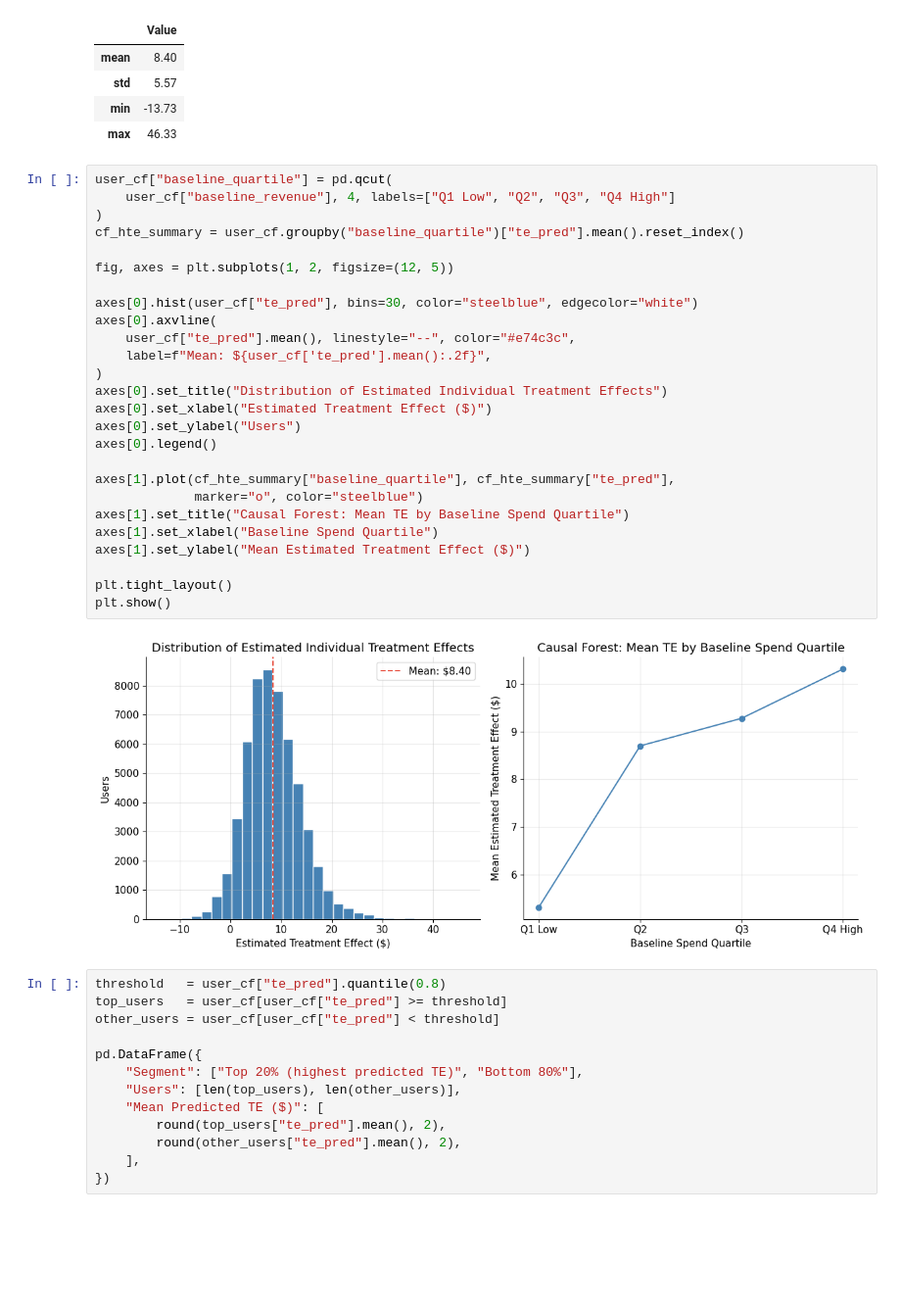
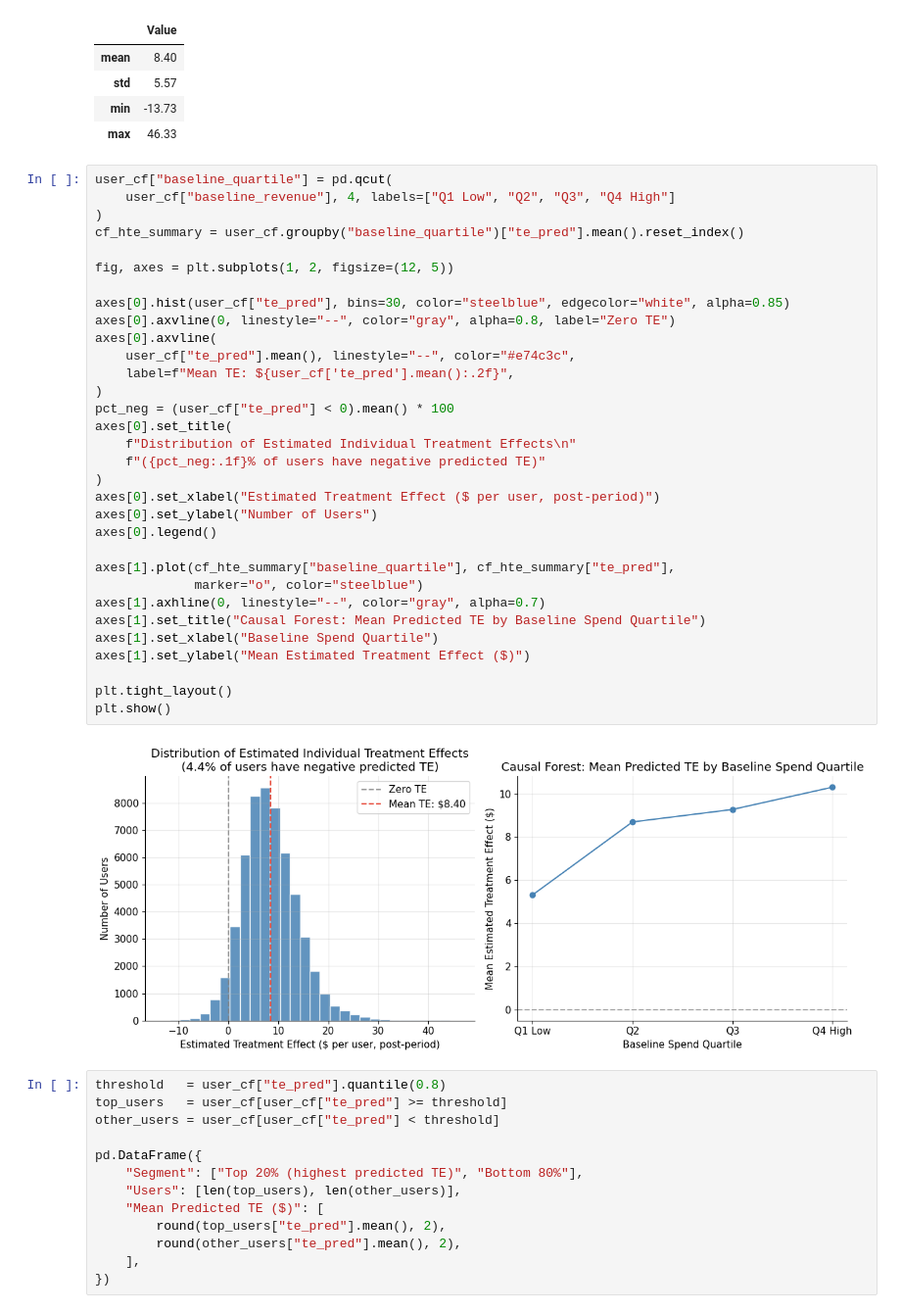
Before and after one commit to tcampayne/targeted-promotion-incrementality-experiment, a Jupyter notebook: analysis/02_inference.ipynb, the cells around one changed output. Shown at 98% size. Cells and saved outputs as stored; diff of their text form; blank space fills up the shorter version.

```diff
--- a/analysis/02_inference.ipynb
+++ b/analysis/02_inference.ipynb
@@ -799,31 +836,37 @@ user_cf["te_pred"].agg(["mean", "std", "min", "max"]).round(2).rename("Value").t
 # %%
 user_cf["baseline_quartile"] = pd.qcut(
     user_cf["baseline_revenue"], 4, labels=["Q1 Low", "Q2", "Q3", "Q4 High"]
 )
 cf_hte_summary = user_cf.groupby("baseline_quartile")["te_pred"].mean().reset_index()
 
 fig, axes = plt.subplots(1, 2, figsize=(12, 5))
 
-axes[0].hist(user_cf["te_pred"], bins=30, color="steelblue", edgecolor="white")
+axes[0].hist(user_cf["te_pred"], bins=30, color="steelblue", edgecolor="white", alpha=0.85)
+axes[0].axvline(0, linestyle="--", color="gray", alpha=0.8, label="Zero TE")
 axes[0].axvline(
     user_cf["te_pred"].mean(), linestyle="--", color="#e74c3c",
-    label=f"Mean: ${user_cf['te_pred'].mean():.2f}",
+    label=f"Mean TE: ${user_cf['te_pred'].mean():.2f}",
 )
-axes[0].set_title("Distribution of Estimated Individual Treatment Effects")
-axes[0].set_xlabel("Estimated Treatment Effect ($)")
-axes[0].set_ylabel("Users")
+pct_neg = (user_cf["te_pred"] < 0).mean() * 100
+axes[0].set_title(
+    f"Distribution of Estimated Individual Treatment Effects\n"
+    f"({pct_neg:.1f}% of users have negative predicted TE)"
+)
+axes[0].set_xlabel("Estimated Treatment Effect ($ per user, post-period)")
+axes[0].set_ylabel("Number of Users")
 axes[0].legend()
 
 axes[1].plot(cf_hte_summary["baseline_quartile"], cf_hte_summary["te_pred"],
              marker="o", color="steelblue")
-axes[1].set_title("Causal Forest: Mean TE by Baseline Spend Quartile")
+axes[1].axhline(0, linestyle="--", color="gray", alpha=0.7)
+axes[1].set_title("Causal Forest: Mean Predicted TE by Baseline Spend Quartile")
 axes[1].set_xlabel("Baseline Spend Quartile")
 axes[1].set_ylabel("Mean Estimated Treatment Effect ($)")
 
 plt.tight_layout()
 plt.show()
 # %% [output]
-[figure, old version]
+[figure, new version]
 # %%
 threshold   = user_cf["te_pred"].quantile(0.8)
 top_users   = user_cf[user_cf["te_pred"] >= threshold]
```
Also changed, not shown: parts of 17 cells of this notebook.
